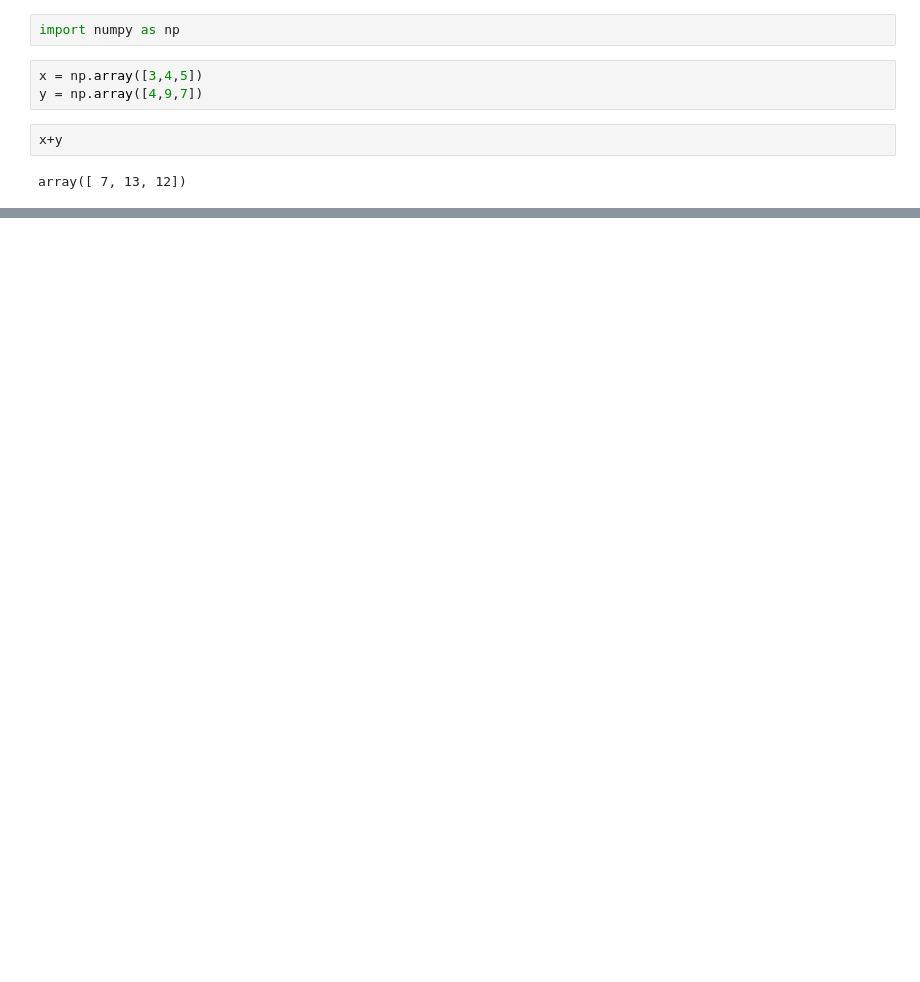
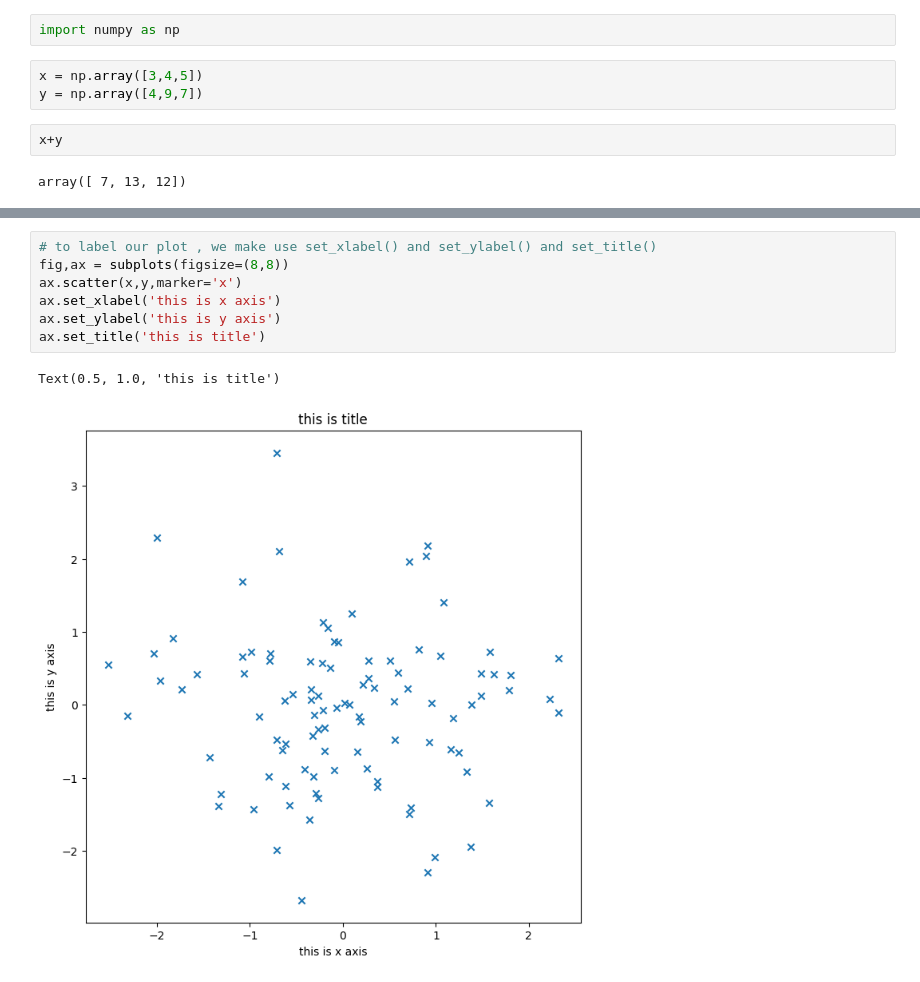
Before and after one commit to Pavan-Nambi/ISL-Python, a Jupyter notebook: 01_introduction.ipynb, the cells around one changed output, grey strips where cells are left out. Saved outputs shown, nothing was run; the diff lists cells and outputs as text; blank space fills up the shorter version.

```diff
--- a/01_introduction.ipynb
+++ b/01_introduction.ipynb
@@ -49,0 +305,10 @@ array([ 7, 13, 12])
+# %%
+# to label our plot , we make use set_xlabel() and set_ylabel() and set_title()
+fig,ax = subplots(figsize=(8,8))
+ax.scatter(x,y,marker='x')
+ax.set_xlabel('this is x axis')
+ax.set_ylabel('this is y axis')
+ax.set_title('this is title')
+# %% [output]
+Text(0.5, 1.0, 'this is title')
+[figure, added]
```
Also changed, not shown: parts of 72 cells of this notebook, 5 other files.
